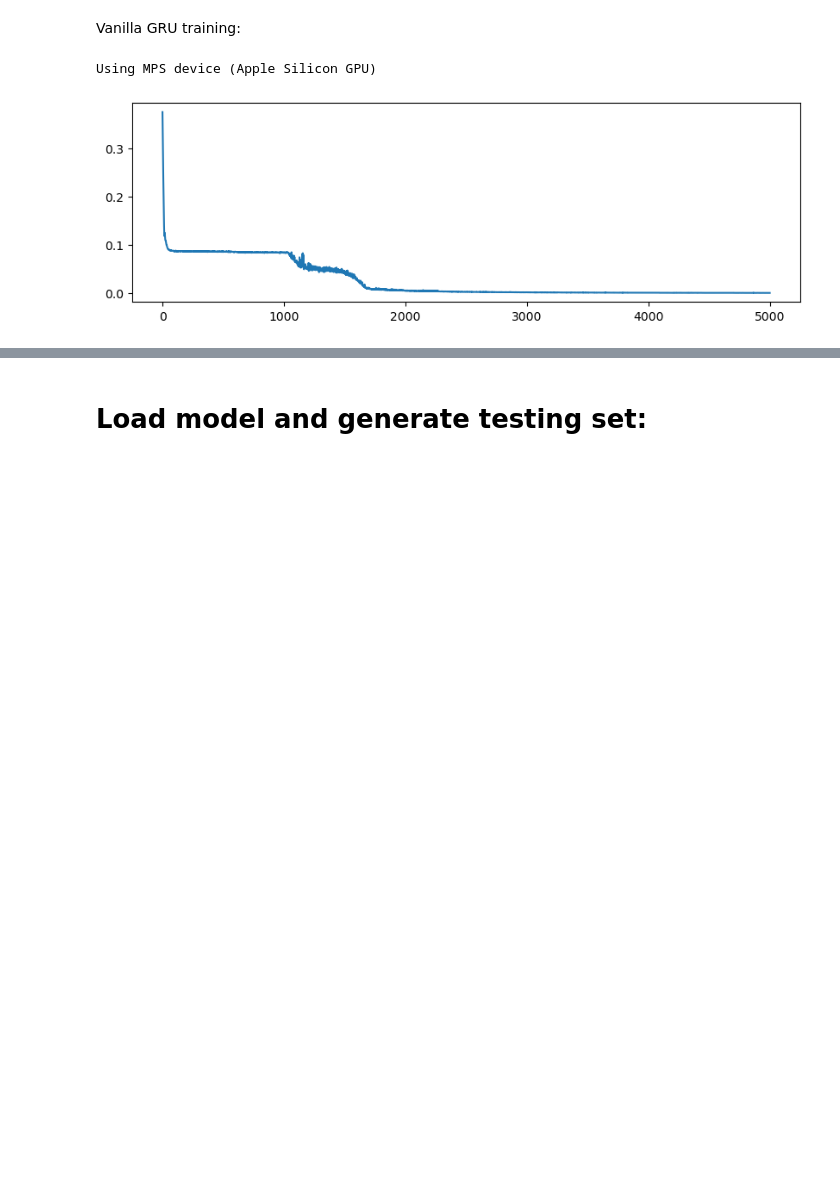
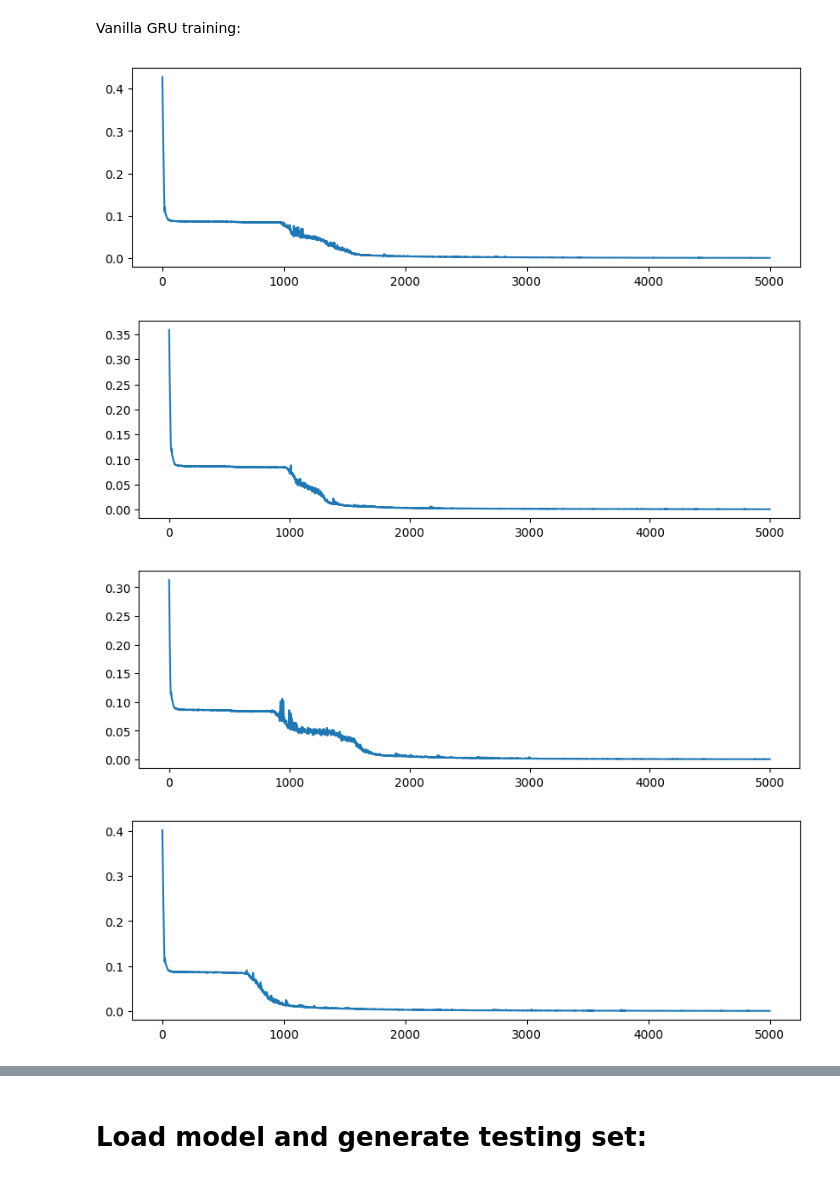
Before and after one commit to meeree/adjoint_dynamics, a Jupyter notebook: experiments/multi_task_adjoint_analysis_lnd.ipynb, the cells around one changed output, grey strips where cells are left out. Cells and saved outputs as stored; diff of their text form; code cells hidden in the pictures; blank space fills up the shorter version.

```diff
--- a/experiments/multi_task_adjoint_analysis_lnd.ipynb
+++ b/experiments/multi_task_adjoint_analysis_lnd.ipynb
@@ -129,43 +138,43 @@ For training with my codebase. I found it to be quite a lot slower than using a
 # %% [markdown]
 Vanilla GRU training:
 # %%
-# Set up device - use MPS if available (Apple Silicon), otherwise CPU
-if hasattr(torch.backends, "mps") and torch.backends.mps.is_available():
-    device = torch.device("mps")
-    print("Using MPS device (Apple Silicon GPU)")
-else:
-    device = torch.device("cpu")
-    print("Using CPU device")
 
-# Initialize model and move to appropriate device
-model = Model().to(device)
-optim = torch.optim.Adam(model.parameters(), lr = 1e-3)
-loss_fn = nn.MSELoss()
-losses = []
+for repeat in range(10):
+    device = 'cuda'
 
-ping_dir('mix_tasks_gru/')
-ping_dir('mix_tasks_gru/checkpoints/', clear = True)
+    # Initialize model and move to appropriate device
+    model = Model().to(device)
+    optim = torch.optim.Adam(model.parameters(), lr = 1e-3)
+    loss_fn = nn.MSELoss()
+    losses = []
 
-checkpoints = []
-for itr in tqdm(range(5000)):
-    inputs, targets = task()
-    inputs, targets = inputs.to(device), targets.to(device)  # Instead of .cuda()
+    ping_dir('mix_tasks_gru_repeated/')
+    path = f'mix_tasks_gru_repeated/repeat_{repeat}/'
+    ping_dir(path)
+    ping_dir(f'{path}checkpoints/', clear = True)
 
-    optim.zero_grad()
-    out = model(inputs)[0]
-    loss = loss_fn(out, targets)
-    loss.backward()
-    torch.nn.utils.clip_grad_norm_(model.parameters(), .0001)
-    optim.step()
+    checkpoints = []
+    for itr in tqdm(range(5000)):
+        inputs, targets = task()
+        inputs, targets = inputs.to(device), targets.to(device)  # Instead of .cuda()
 
-    losses.append(loss.item())
-    if itr % 100 == 0:
-        checkpoints.append(copy.deepcopy(model.state_dict()))
-        torch.save(model.state_dict(), f'mix_tasks_gru/checkpoints/checkpoint_{itr}.pt')
+        optim.zero_grad()
+        out = model(inputs)[0]
+        loss = loss_fn(out, targets)
+        loss.backward()
+        torch.nn.utils.clip_grad_norm_(model.parameters(), .0001)
+        optim.step()
 
-plt.figure(figsize = (10, 3))
-plt.plot(losses)
-plt.show()
+        losses.append(loss.item())
+        if itr % 100 == 0:
+            checkpoints.append(copy.deepcopy(model.state_dict()))
+            torch.save(model.state_dict(), f'{path}checkpoints/checkpoint_{itr}.pt')
+
+    plt.figure(figsize = (10, 3))
+    plt.plot(losses)
+    plt.show()
 # %% [output]
-Using MPS device (Apple Silicon GPU)
-[figure, old version]
+[figure, new version]
+[figure, added]
+[figure, added]
+[figure, added]
```
Also changed, not shown: parts of 19 cells of this notebook, 3 other files.
